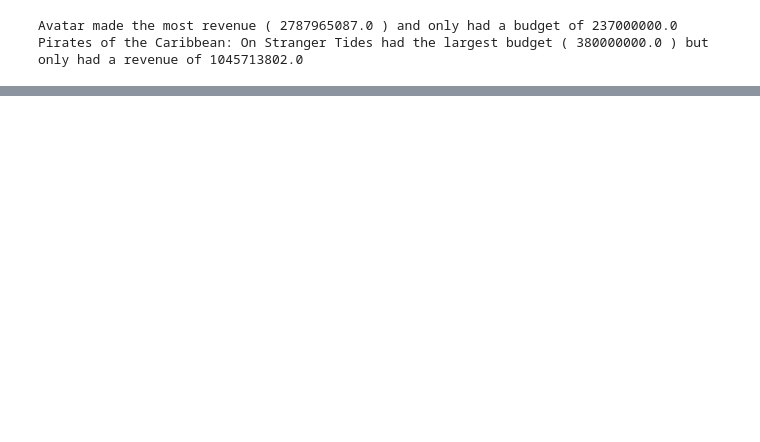
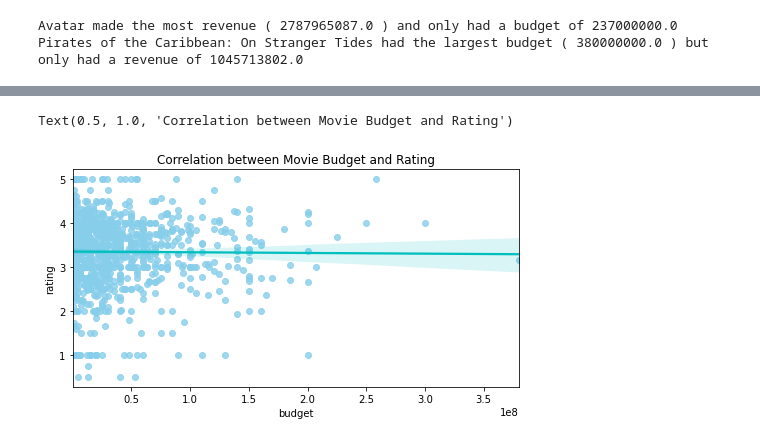
Before and after one commit to madisonkohls/datares-w2021-project, a Jupyter notebook: Bonnie_Visualizations.ipynb, the cells around one changed output, grey strips where cells are left out. Drawn from its saved outputs; the diff is of its cells as text; code cells hidden in the pictures; blank space fills up the shorter version.

```diff
--- a/Bonnie_Visualizations.ipynb
+++ b/Bonnie_Visualizations.ipynb
@@ -78,3 +69,24 @@ print(max_budget_movie, "had the largest budget (", metainfo_data['budget'].max(
 # %% [output]
 Avatar made the most revenue ( 2787965087.0 ) and only had a budget of 237000000.0
 Pirates of the Caribbean: On Stranger Tides had the largest budget ( 380000000.0 ) but only had a revenue of 1045713802.0
+# %%
+# And last but not least, does having a larger budget lead to better ratings?
+
+# To answer this question, we'll need to have to use data about movie ratings.
+ratings_data = pd.read_csv('Datasets/ratings_small.csv')
+
+# Let's get rid of the columns we don't need.
+ratings_data.drop(['timestamp', 'userId'], axis = 1, inplace = True)
+
+# Now we want to get rid of all the rows where rating is null or out of range. (The valid range for ratings_small.csv is between 0 and 5 inclusive.)
+index_names = ratings_data[ratings_data['rating'].isnull() | (ratings_data['rating'] < 0) | (ratings_data['rating'] > 5)].index
+metainfo_data.drop(index_names, inplace = True)
+
+# Group by movieId to find the average rating for each movie.
+ratings_grouped = ratings_data.groupby('movieId').mean().reset_index()
+
+# Drop null values if any.
+ratings_grouped.dropna()
+
+# Let's examine the first few rows.
+ratings_grouped.head()
@@ -80,0 +100,15 @@ Pirates of the Caribbean: On Stranger Tides had the largest budget ( 380000000.0
+# %%
+# Now let's merge data from the 2 different csv files together based on equivalent movie id.
+
+# We'll start by renaming the movieId column in ratings_grouped into id to match with the equivalent id column name in metainfo_data.
+ratings_grouped.rename(columns={'movieId':'id'}, inplace=True)
+
+# Make sure the two columns that we plan to merge together are of the same type.
+metainfo_data['id'] = metainfo_data['id'].astype(str)
+ratings_grouped['id'] = ratings_grouped['id'].astype(str)
+
+# Finally, perform an inner join on the two tables.
+merged_data = metainfo_data.merge(ratings_grouped, on='id', how='inner')
+
+# Let's examine the first few columns.
+merged_data.head()
@@ -80,0 +122,10 @@ Pirates of the Caribbean: On Stranger Tides had the largest budget ( 380000000.0
+# %%
+# DECIDE WHICH GRAPH TO USE
+# OPTION 1: USING SEABORN
+
+# Using the table above, let's graph budget against rating.
+plt.figure(figsize=(8, 4))
+sns.regplot(merged_data['budget'], merged_data['rating'], scatter_kws={'color':'skyblue'}, line_kws={'color':'c'}).set_title("Correlation between Movie Budget and Rating")
+# %% [output]
+Text(0.5, 1.0, 'Correlation between Movie Budget and Rating')
+[figure, added]
```
Also changed, not shown: parts of 7 cells of this notebook.
